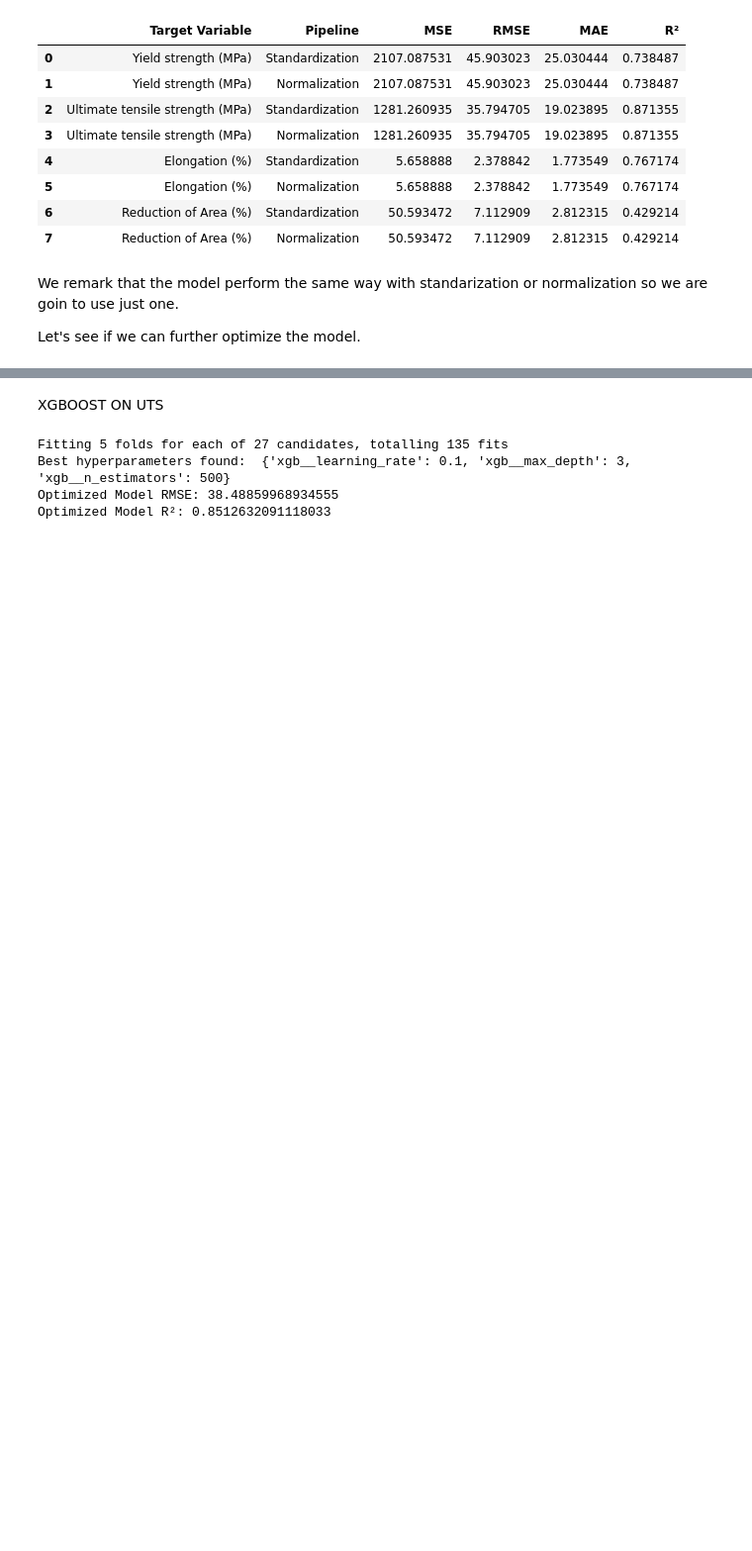
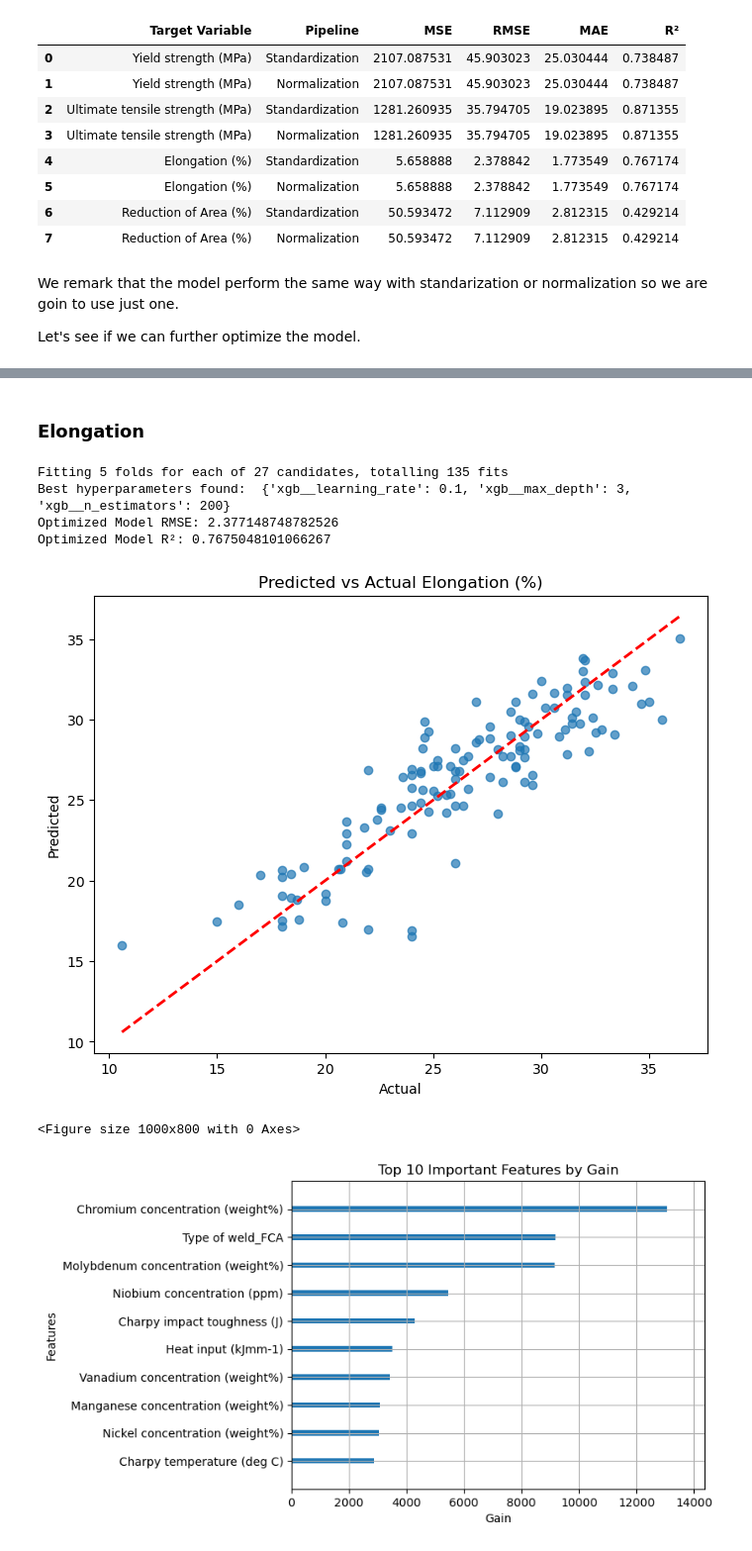
Before and after one commit to elbarhichi/Welding-Quality-Prediction, a Jupyter notebook: ML_project_imane.ipynb, the cells around one changed output, grey strips where cells are left out. Shown at 99% size. Saved outputs shown, nothing was run; the diff lists cells and outputs as text; code cells hidden in the pictures; blank space fills up the shorter version.

```diff
--- a/ML_project_imane.ipynb
+++ b/ML_project_imane.ipynb
@@ -1061,10 +1046,10 @@ Optimized Model R²: 0.769846912262501
-# %% [markdown]
-XGBOOST ON UTS
+# %% [markdown]
+### Elongation
 # %%
 
 
 # Define the target variable for the example
-target_variable = 'Ultimate tensile strength (MPa)'  # You can change this to your desired target
+target_variable = 'Elongation (%)'  # You can change this to your desired target
 
 # Define features and target
 X = df.drop(['Yield strength (MPa)', 'Ultimate tensile strength (MPa)', 'Elongation (%)', 'Reduction of Area (%)'], axis=1)
@@ -1093,34 +1078,50 @@ pipeline_standardization = Pipeline([
 
 # Set up GridSearchCV
 grid_search = GridSearchCV(
     pipeline_standardization,
     param_grid={'xgb__' + key: value for key, value in xgb_params.items()},
     cv=5,  # 5-fold cross-validation
     scoring='neg_mean_squared_error',  # Optimizing for MSE
     n_jobs=-1,  # Use all processors
     verbose=1
 )
 
 # Fit GridSearchCV to find the best parameters
 grid_search.fit(X_train, y_train)
 
 # Best hyperparameters
 best_params = grid_search.best_params_
 print("Best hyperparameters found: ", best_params)
 
 # Use the best model to predict on the test set
 best_model = grid_search.best_estimator_
 y_pred = best_model.predict(X_test)
 
 # Evaluate the performance
 mse = mean_squared_error(y_test, y_pred)
 rmse = np.sqrt(mse)
 r2 = r2_score(y_test, y_pred)
-
 print(f'Optimized Model RMSE: {rmse}')
 print(f'Optimized Model R²: {r2}')
+# Plot the predicted vs actual values
+plt.figure(figsize=(8, 6))
+plt.scatter(y_test, y_pred, alpha=0.7)
+plt.plot([y_test.min(), y_test.max()], [y_test.min(), y_test.max()], '--r', linewidth=2)
+plt.xlabel('Actual')
+plt.ylabel('Predicted')
+plt.title(f'Predicted vs Actual {target_variable}')
+plt.show()
+
+# Plot the feature importance with feature names
+plt.figure(figsize=(10, 8))
+plot_importance(xgb_model, importance_type='gain', max_num_features=10, show_values=False, xlabel="Gain")
+plt.title('Top 10 Important Features by Gain')
+plt.show()
 # %% [output]
 Fitting 5 folds for each of 27 candidates, totalling 135 fits
-Best hyperparameters found:  {'xgb__learning_rate': 0.1, 'xgb__max_depth': 3, 'xgb__n_estimators': 500}
-Optimized Model RMSE: 38.48859968934555
-Optimized Model R²: 0.8512632091118033
+Best hyperparameters found:  {'xgb__learning_rate': 0.1, 'xgb__max_depth': 3, 'xgb__n_estimators': 200}
+Optimized Model RMSE: 2.377148748782526
+Optimized Model R²: 0.7675048101066267
+[figure, added]
+<Figure size 1000x800 with 0 Axes>
+[figure, added]
```
Also changed, not shown: parts of 29 cells of this notebook.
